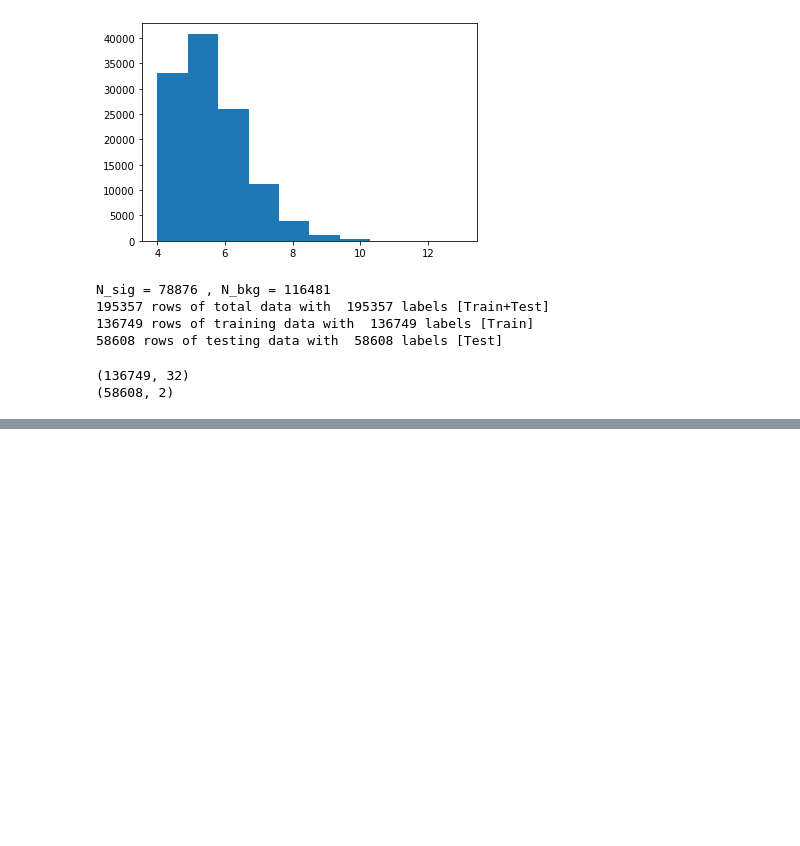
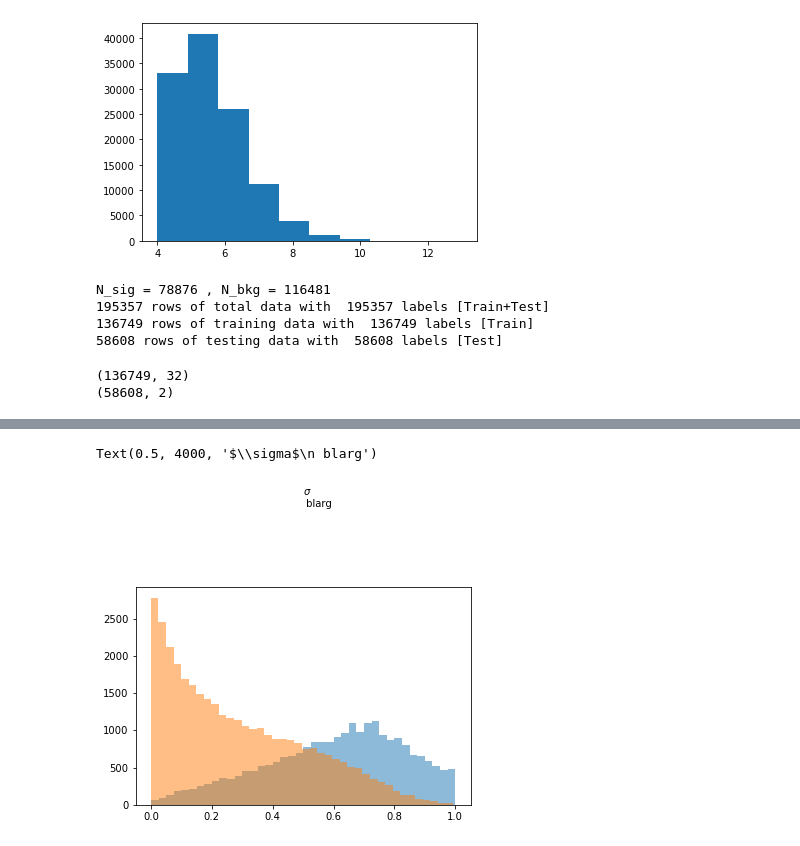
Before and after one commit to neu-physics/dihiggsMLProject, a Jupyter notebook: lorentzBoostNetwork/tensorFlow_lorentzBoost.ipynb, the cells around one changed output, grey strips where cells are left out. Cells and saved outputs as stored; diff of their text form; code cells hidden in the pictures; blank space fills up the shorter version.

```diff
--- a/lorentzBoostNetwork/tensorFlow_lorentzBoost.ipynb
+++ b/lorentzBoostNetwork/tensorFlow_lorentzBoost.ipynb
@@ -321,3 +349,10 @@ pred_qcd = best_model.predict(np.array(qcd_data_test))
+# %%
+plt.hist( pred_hh[:,0], bins=40, alpha=0.5)
+plt.hist( pred_qcd[:,0], bins=40, alpha=0.5)
+plt.text(x=0.5, y=4000, s='$\sigma$\n blarg')
+# %% [output]
+Text(0.5, 4000, '$\\sigma$\n blarg')
+[figure, added]
 # %%
 # *** 5. Make plot of prediction results
 _nBins = 40
```
Also changed, not shown: parts of 10 cells of this notebook, 3 other files.
